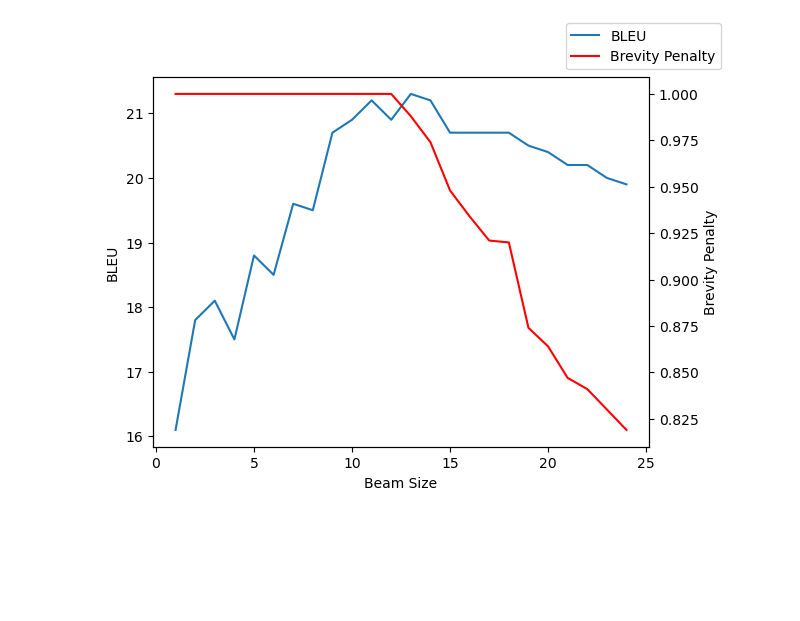
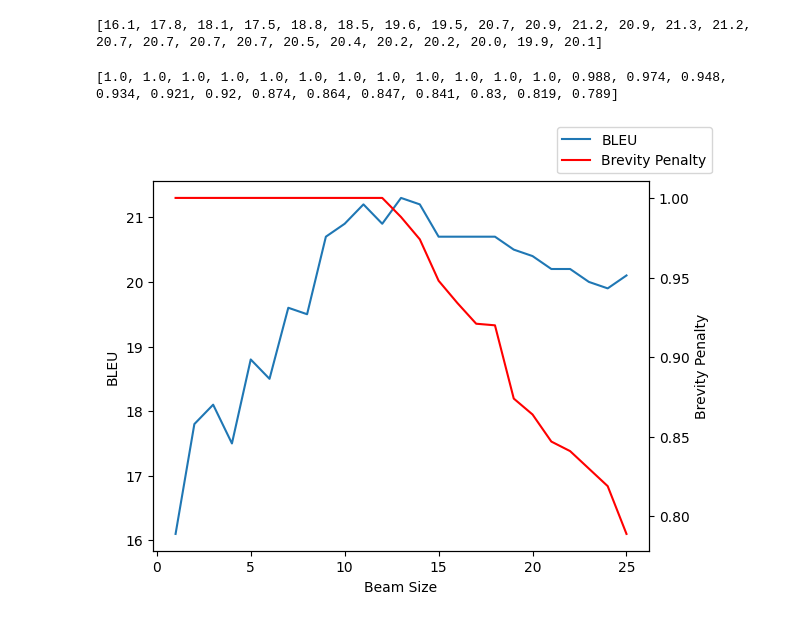
Before and after one commit to linan1109/atmt_2023, a Jupyter notebook: assignments/05/beam-search/plot.ipynb, the cells around one changed output. Drawn from its saved outputs; the diff is of its cells as text; code cells hidden in the pictures; blank space fills up the shorter version.

```diff
--- a/assignments/05/beam-search/plot.ipynb
+++ b/assignments/05/beam-search/plot.ipynb
@@ -5,7 +5,7 @@ import json
 BLEU_list = []
 BP_list = []
 
-for i in range(1, 25):
+for i in range(1, 26):
     # read json file
     with open('{}/score.txt'.format(i)) as f:
         data = json.load(f)
@@ -20,17 +20,25 @@ for i in range(1, 25):
                 break
         BLEU_list.append(bleu)
         BP_list.append(bp)
+# %%
+print(BLEU_list)
+# %% [output]
+[16.1, 17.8, 18.1, 17.5, 18.8, 18.5, 19.6, 19.5, 20.7, 20.9, 21.2, 20.9, 21.3, 21.2, 20.7, 20.7, 20.7, 20.7, 20.5, 20.4, 20.2, 20.2, 20.0, 19.9, 20.1]
+# %%
+print(BP_list)
+# %% [output]
+[1.0, 1.0, 1.0, 1.0, 1.0, 1.0, 1.0, 1.0, 1.0, 1.0, 1.0, 1.0, 0.988, 0.974, 0.948, 0.934, 0.921, 0.92, 0.874, 0.864, 0.847, 0.841, 0.83, 0.819, 0.789]
 # %%
 fig, ax1 = plt.subplots()
-ax1.plot(range(1, 25), BLEU_list)
+ax1.plot(range(1, 26), BLEU_list)
 ax1.set_xlabel('Beam Size')
 ax1.set_ylabel('BLEU')
 
 ax2 = ax1.twinx()
-ax2.plot(range(1, 25), BP_list, 'r')
+ax2.plot(range(1, 26), BP_list, 'r')
 ax2.set_ylabel('Brevity Penalty')
 
 fig.legend(['BLEU', 'Brevity Penalty'], loc='upper right')
 fig.savefig('BLEU_BP.png')
 # %% [output]
-[figure, old version]
+[figure, new version]
```
Also changed, not shown: 1 other file.
